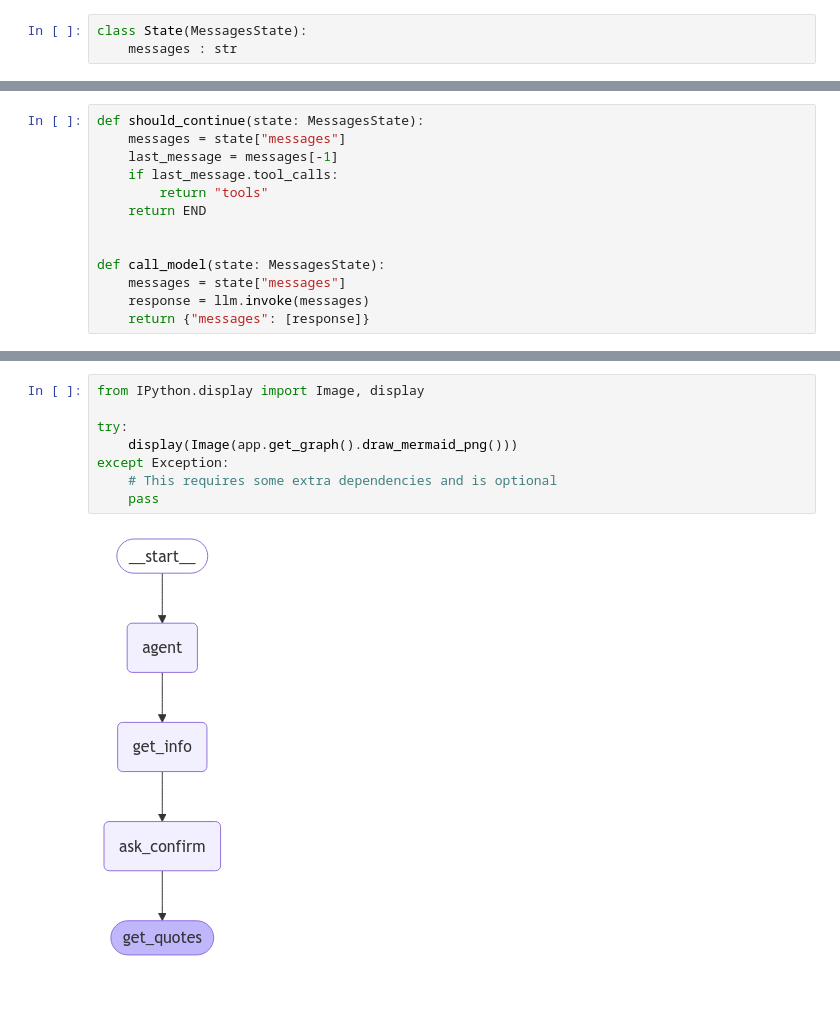
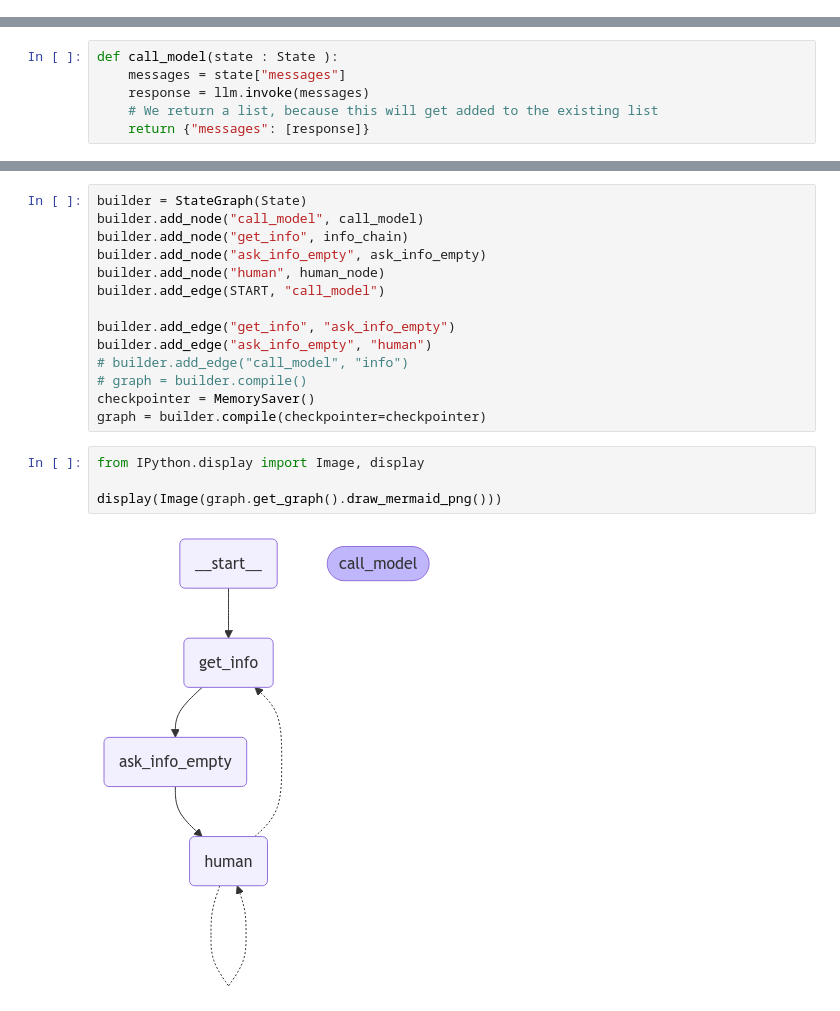
Before and after one commit to yuh2150/langchain-chatbot, a Jupyter notebook: main.ipynb, the cells around one changed output, grey strips where cells are left out. Drawn from its saved outputs; the diff is of its cells as text.

Commit message:
flow get info

```diff
--- a/main.ipynb
+++ b/main.ipynb
@@ -98,3 +291,0 @@ def ask_confirm_info(booking_details: BookingCarDetails):
-# %%
-class State(MessagesState):
-    messages : str
@@ -141,0 +292,6 @@ def get_quotes(booking_details : BookingCarDetails):
+# %%
+def call_model(state : State ):
+    messages = state["messages"]
+    response = llm.invoke(messages)
+    # We return a list, because this will get added to the existing list
+    return {"messages": [response]}
@@ -251,13 +381,0 @@ KeyboardInterrupt:
-# %%
-def should_continue(state: MessagesState):
-    messages = state["messages"]
-    last_message = messages[-1]
-    if last_message.tool_calls:
-        return "tools"
-    return END
-
-
-def call_model(state: MessagesState):
-    messages = state["messages"]
-    response = llm.invoke(messages)
-    return {"messages": [response]}
@@ -286,10 +382,20 @@ app = workflow.compile()
+# %%
+builder = StateGraph(State)
+builder.add_node("call_model", call_model)
+builder.add_node("get_info", info_chain)
+builder.add_node("ask_info_empty", ask_info_empty)
+builder.add_node("human", human_node)
+builder.add_edge(START, "call_model")
+
+builder.add_edge("get_info", "ask_info_empty")
+builder.add_edge("ask_info_empty", "human")
+# builder.add_edge("call_model", "info")
+# graph = builder.compile()
+checkpointer = MemorySaver()
+graph = builder.compile(checkpointer=checkpointer)
 # %%
 from IPython.display import Image, display
 
-try:
-    display(Image(app.get_graph().draw_mermaid_png()))
-except Exception:
-    # This requires some extra dependencies and is optional
-    pass
+display(Image(graph.get_graph().draw_mermaid_png()))
 # %% [output]
-[figure, old version]
+[figure, new version]
```
Also changed, not shown: parts of 19 cells of this notebook, 3 other files.
